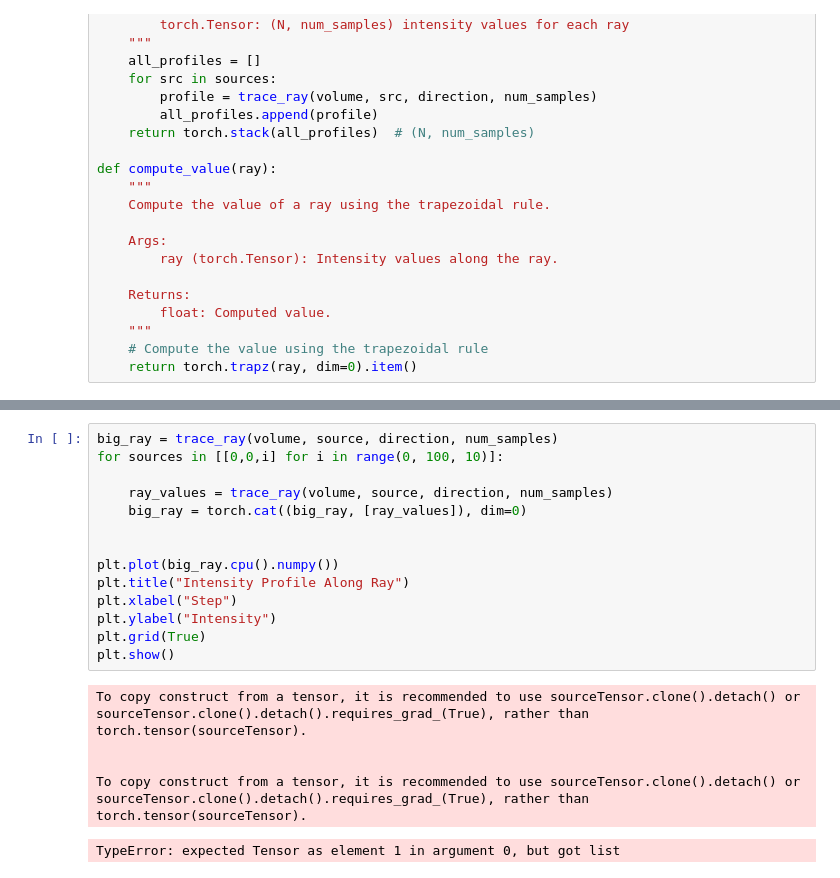
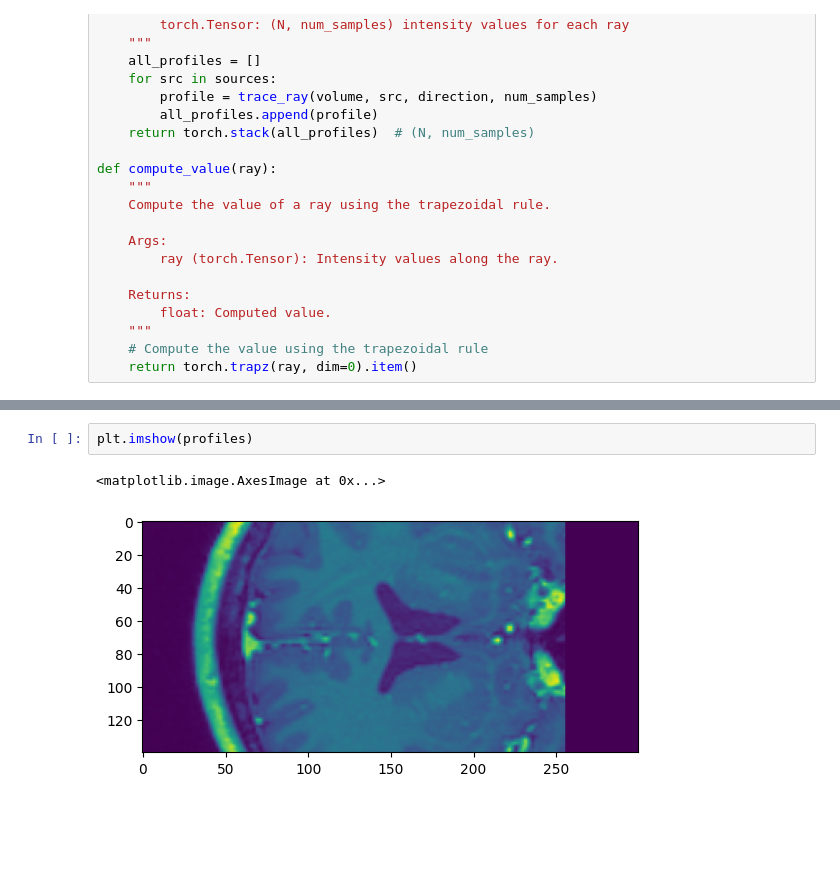
Before and after one commit to gduguey/DiffUS, a Jupyter notebook: notebooks/renderer.ipynb, the cells around one changed output, grey strips where cells are left out. Saved outputs shown, nothing was run; the diff lists cells and outputs as text; blank space fills up the shorter version.

```diff
--- a/notebooks/renderer.ipynb
+++ b/notebooks/renderer.ipynb
@@ -138,20 +138,5 @@ To copy construct from a tensor, it is recommended to use sourceTensor.clone().d
-# %%
-big_ray = trace_ray(volume, source, direction, num_samples)
-for sources in [[0,0,i] for i in range(0, 100, 10)]:
-
-    ray_values = trace_ray(volume, source, direction, num_samples)
-    big_ray = torch.cat((big_ray, [ray_values]), dim=0)
-
-
-plt.plot(big_ray.cpu().numpy())
-plt.title("Intensity Profile Along Ray")
-plt.xlabel("Step")
-plt.ylabel("Intensity")
-plt.grid(True)
-plt.show()
-# %% [output]
-To copy construct from a tensor, it is recommended to use sourceTensor.clone().detach() or sourceTensor.clone().detach().requires_grad_(True), rather than torch.tensor(sourceTensor).
-
-
-To copy construct from a tensor, it is recommended to use sourceTensor.clone().detach() or sourceTensor.clone().detach().requires_grad_(True), rather than torch.tensor(sourceTensor).
-TypeError: expected Tensor as element 1 in argument 0, but got list
+# %%
+plt.imshow(profiles)
+# %% [output]
+<matplotlib.image.AxesImage at 0x...>
+[figure, added]
```
Also changed, not shown: parts of 11 cells of this notebook.
